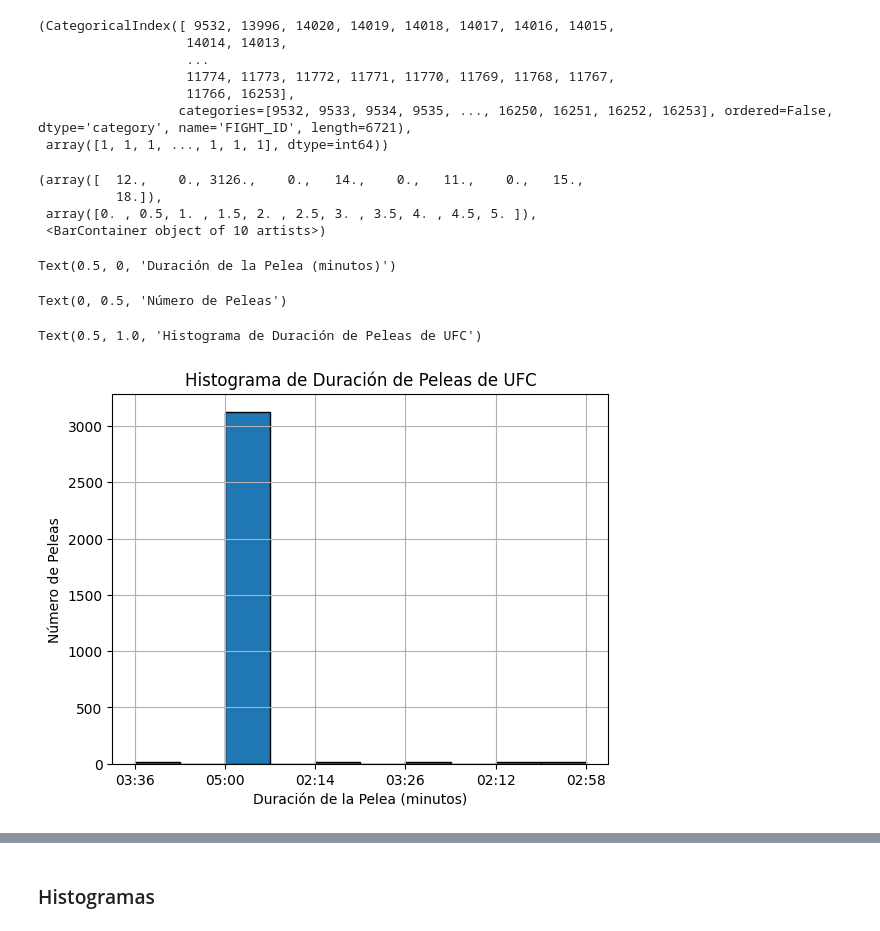
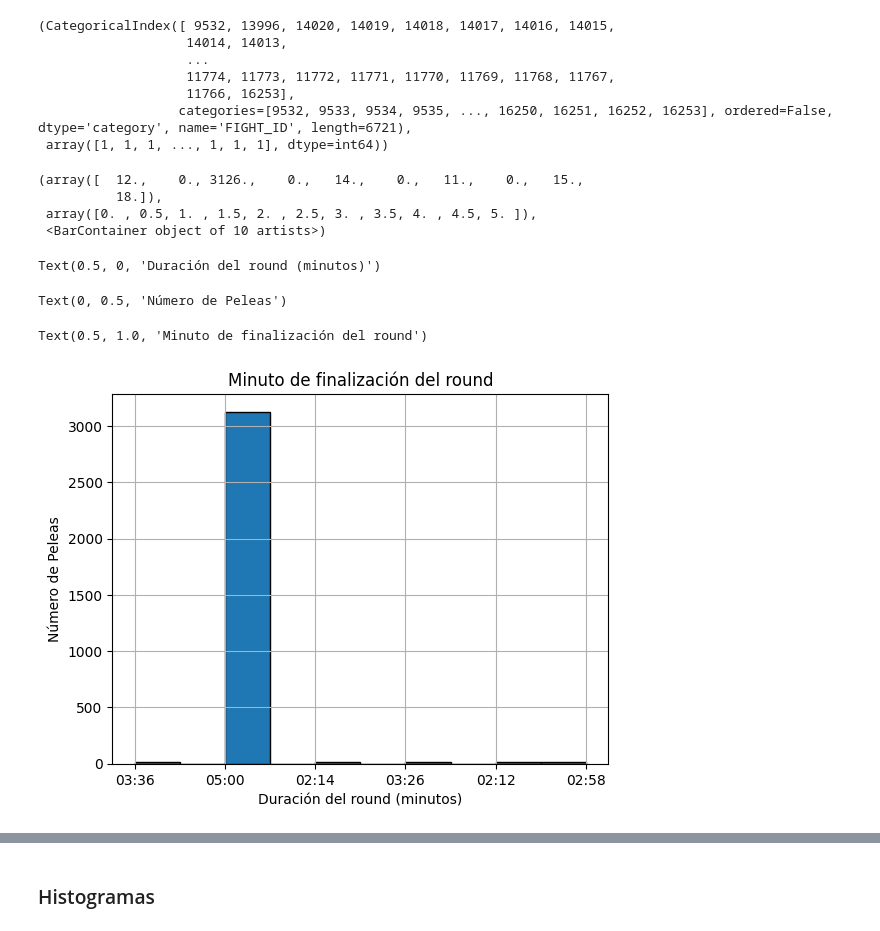
Before and after one commit to YaotecatlMtz/analisisUFC, a Jupyter notebook: proyecto_test.ipynb, the cells around one changed output, grey strips where cells are left out. Drawn from its saved outputs; the diff is of its cells as text; code cells hidden in the pictures.

```diff
--- a/proyecto_test.ipynb
+++ b/proyecto_test.ipynb
@@ -275,19 +275,19 @@ freq.index, freq.values
 # %%
 #Histograma de duracion de peleas solo que no se pq no sale en orden
 plt.hist(df['TIME'], bins=10, range=(0, 5), edgecolor='k')
-plt.xlabel('Duración de la Pelea (minutos)')
+plt.xlabel('Duración del round (minutos)')
 plt.ylabel('Número de Peleas')
-plt.title('Histograma de Duración de Peleas de UFC')
+plt.title('Minuto de finalización del round')
 plt.grid(True)
 
 # Mostrar el histograma
 plt.show()
 # %% [output]
 (array([  12.,    0., 3126.,    0.,   14.,    0.,   11.,    0.,   15.,
           18.]),
  array([0. , 0.5, 1. , 1.5, 2. , 2.5, 3. , 3.5, 4. , 4.5, 5. ]),
  <BarContainer object of 10 artists>)
-Text(0.5, 0, 'Duración de la Pelea (minutos)')
+Text(0.5, 0, 'Duración del round (minutos)')
 Text(0, 0.5, 'Número de Peleas')
-Text(0.5, 1.0, 'Histograma de Duración de Peleas de UFC')
+Text(0.5, 1.0, 'Minuto de finalización del round')
-[figure, old version]
+[figure, new version]
```
Also changed, not shown: parts of 5 cells of this notebook.
